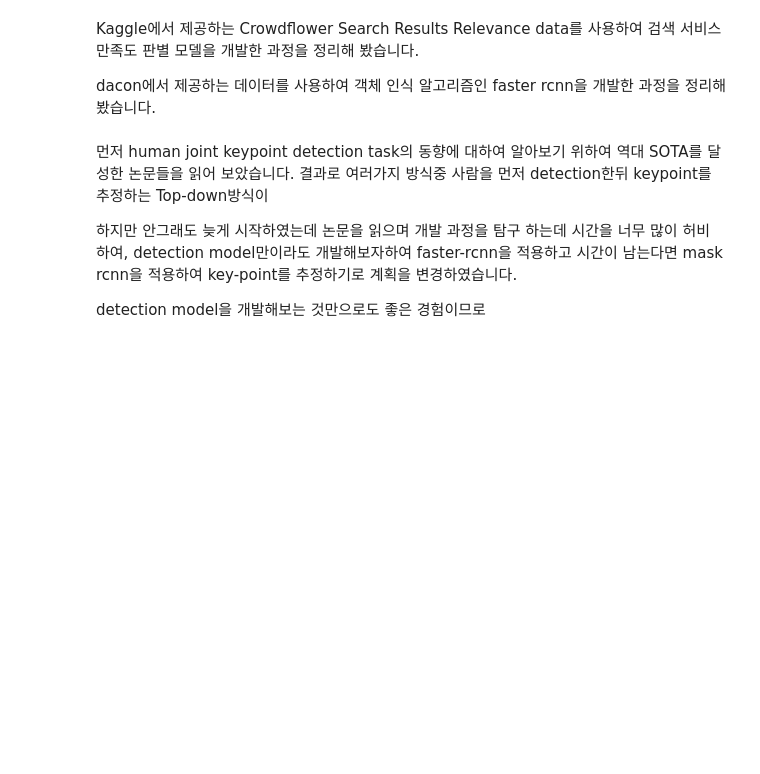
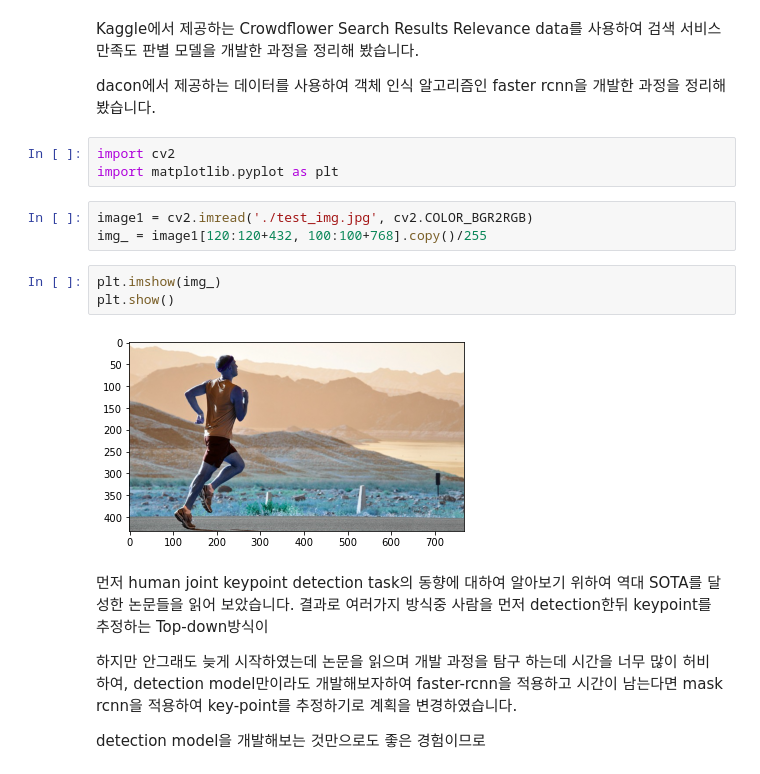
Before and after one commit to sooooner/Human-Detection-Model, a Jupyter notebook: description.ipynb, the cells around one changed output. Drawn from its saved outputs; the diff is of its cells as text; blank space fills up the shorter version.

```diff
--- a/description.ipynb
+++ b/description.ipynb
@@ -3,6 +3,17 @@ Kaggle에서 제공하는 Crowdflower Search Results Relevance data를 사용하
 
 
 dacon에서 제공하는 데이터를 사용하여 객체 인식 알고리즘인 faster rcnn을 개발한 과정을 정리해 봤습니다.
+# %%
+import cv2
+import matplotlib.pyplot as plt
+# %%
+image1 = cv2.imread('./test_img.jpg', cv2.COLOR_BGR2RGB)
+img_ = image1[120:120+432, 100:100+768].copy()/255
+# %%
+plt.imshow(img_)
+plt.show()
+# %% [output]
+[figure, added]
 # %% [markdown]
 먼저 human joint keypoint detection task의 동향에 대하여 알아보기 위하여 역대 SOTA를 달성한 논문들을 읽어 보았습니다.
 결과로 여러가지 방식중 사람을 먼저 detection한뒤 keypoint를 추정하는 Top-down방식이
```
Also changed, not shown: parts of 21 cells of this notebook.
